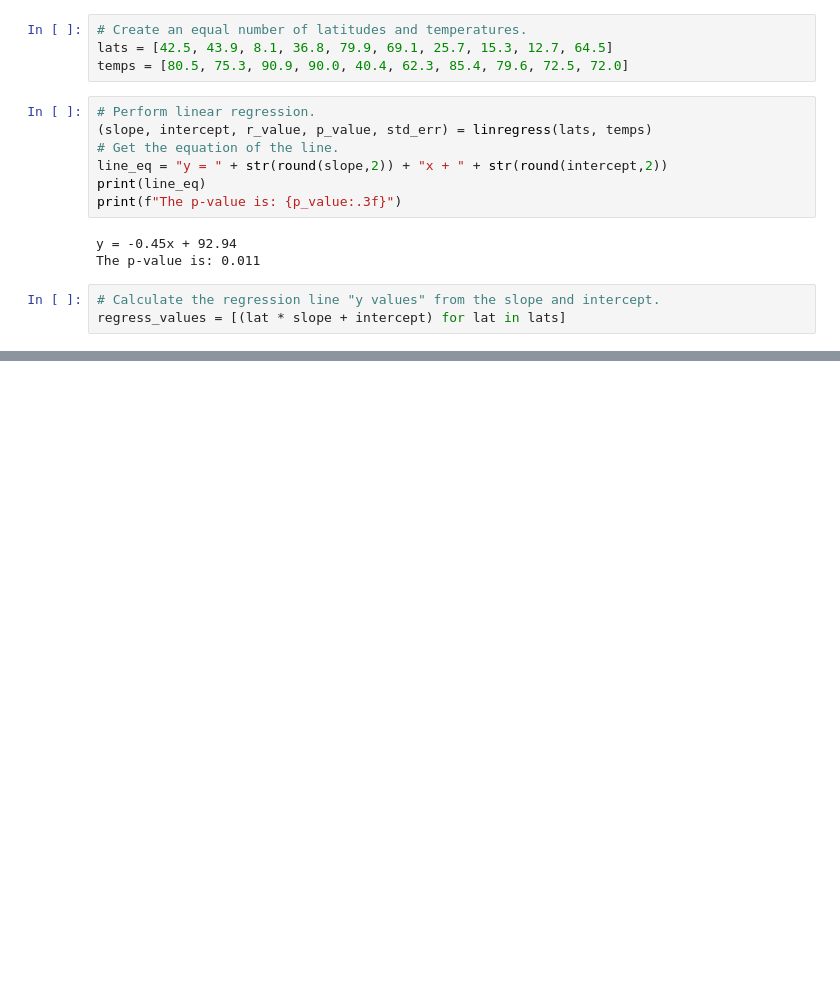
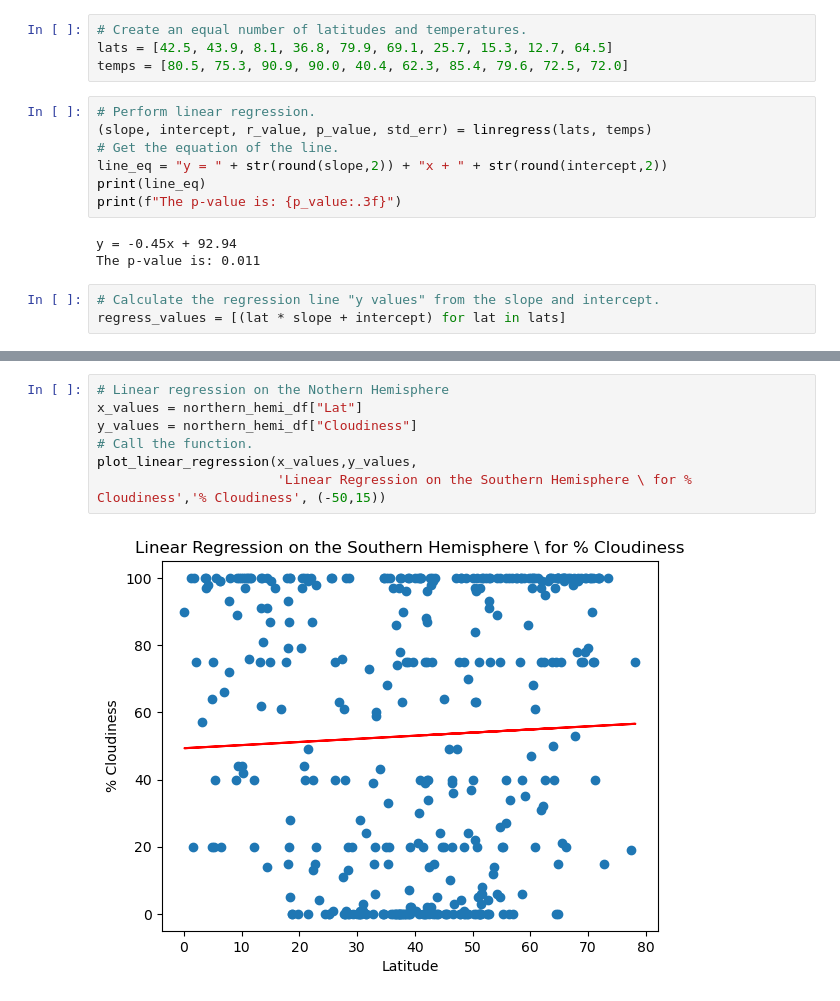
Before and after one commit to Danira98/World_Weather_Analysis, a Jupyter notebook: WeatherPy.ipynb, the cells around one changed output, grey strips where cells are left out. Cells and saved outputs as stored; diff of their text form; blank space fills up the shorter version.

```diff
--- a/WeatherPy.ipynb
+++ b/WeatherPy.ipynb
@@ -458,0 +419,9 @@ plot_linear_regression(x_values, y_values,
+# %%
+# Linear regression on the Nothern Hemisphere
+x_values = northern_hemi_df["Lat"]
+y_values = northern_hemi_df["Cloudiness"]
+# Call the function.
+plot_linear_regression(x_values,y_values,
+                       'Linear Regression on the Southern Hemisphere \ for % Cloudiness','% Cloudiness', (-50,15))
+# %% [output]
+[figure, added]
```
Also changed, not shown: parts of 39 cells of this notebook, 7 other files.
